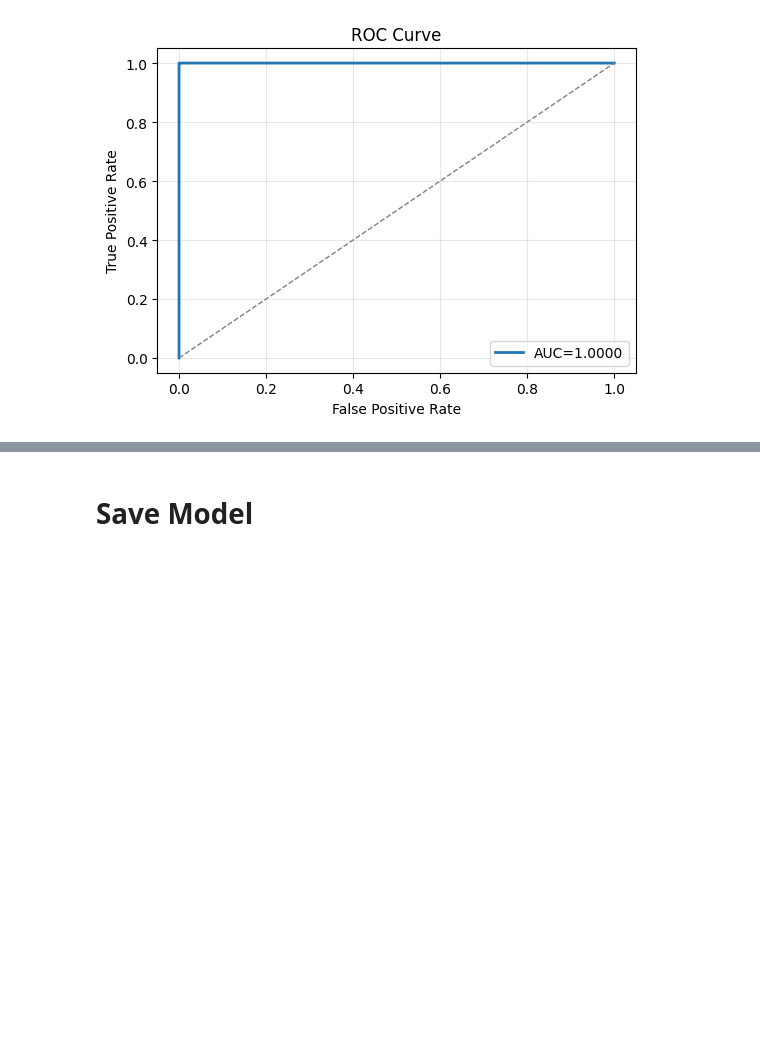
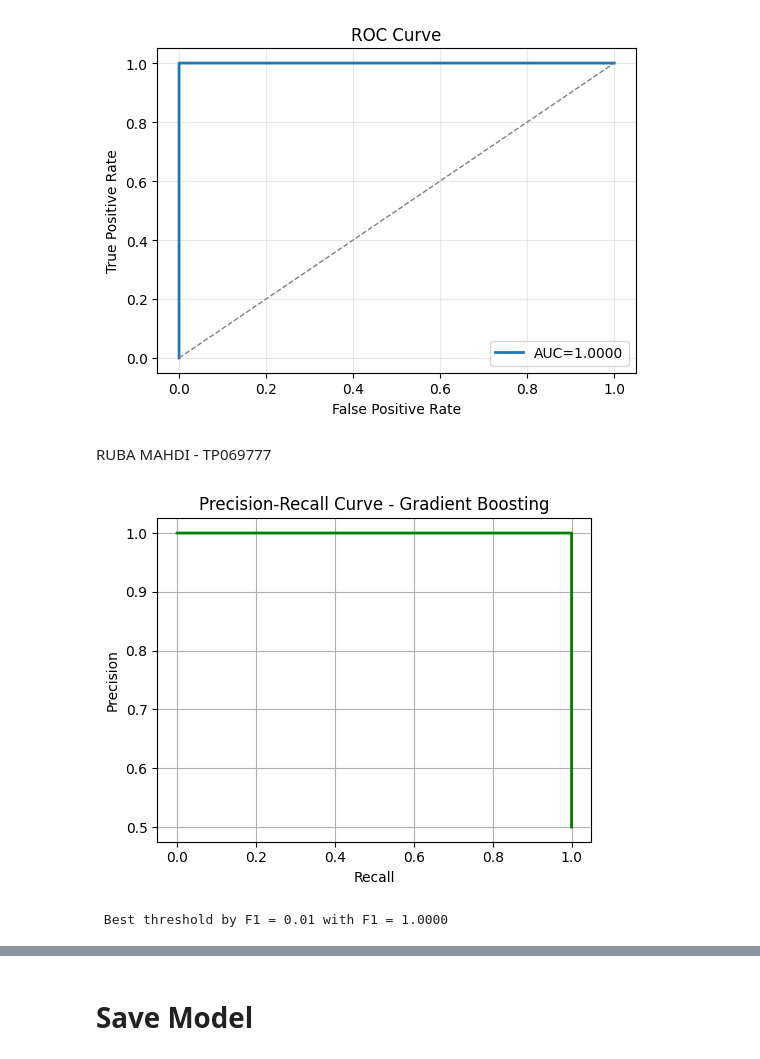
Before and after one commit to Lasvut/DLIGroupAssignmentJ, a Jupyter notebook: GroupJ_DLIAssignment.ipynb, the cells around one changed output, grey strips where cells are left out. Cells and saved outputs as stored; diff of their text form; code cells hidden in the pictures; blank space fills up the shorter version.

```diff
--- a/GroupJ_DLIAssignment.ipynb
+++ b/GroupJ_DLIAssignment.ipynb
@@ -462,3 +462,39 @@ plt.title('ROC Curve'); plt.legend(); plt.grid(True, alpha=0.3)
 plt.tight_layout(); plt.show()
 # %% [output]
 [figure]
+# %% [markdown]
+RUBA MAHDI - TP069777
+# %%
+from sklearn.metrics import precision_recall_curve
+import matplotlib.pyplot as plt
+
+def plot_pr_curve(y_true, y_proba, model_name):
+    precision, recall, thresholds = precision_recall_curve(y_true, y_proba)
+
+    plt.figure(figsize=(5.6,4.2))
+    plt.plot(recall, precision, color='green', lw=2)
+    plt.xlabel("Recall")
+    plt.ylabel("Precision")
+    plt.title(f"Precision-Recall Curve - {model_name}")
+    plt.grid(True)
+    plt.show()
+plot_pr_curve(y_test, y_pred_proba, "Gradient Boosting")
+# %% [output]
+[figure, added]
+# %%
+import numpy as np
+from sklearn.metrics import f1_score, precision_score, recall_score
+
+thresholds = np.linspace(0, 1, 101)
+f1s, recalls, precisions = [], [], []
+
+for t in thresholds:
+    y_hat = (y_pred_proba >= t).astype(int)
+    f1s.append(f1_score(y_test, y_hat, zero_division=0))
+    recalls.append(recall_score(y_test, y_hat, zero_division=0))
+    precisions.append(precision_score(y_test, y_hat, zero_division=0))
+
+best_idx = np.argmax(f1s)
+print(f" Best threshold by F1 = {thresholds[best_idx]:.2f} with F1 = {f1s[best_idx]:.4f}")
+# %% [output]
+ Best threshold by F1 = 0.01 with F1 = 1.0000
```
Also changed, not shown: parts of 2 cells of this notebook.
